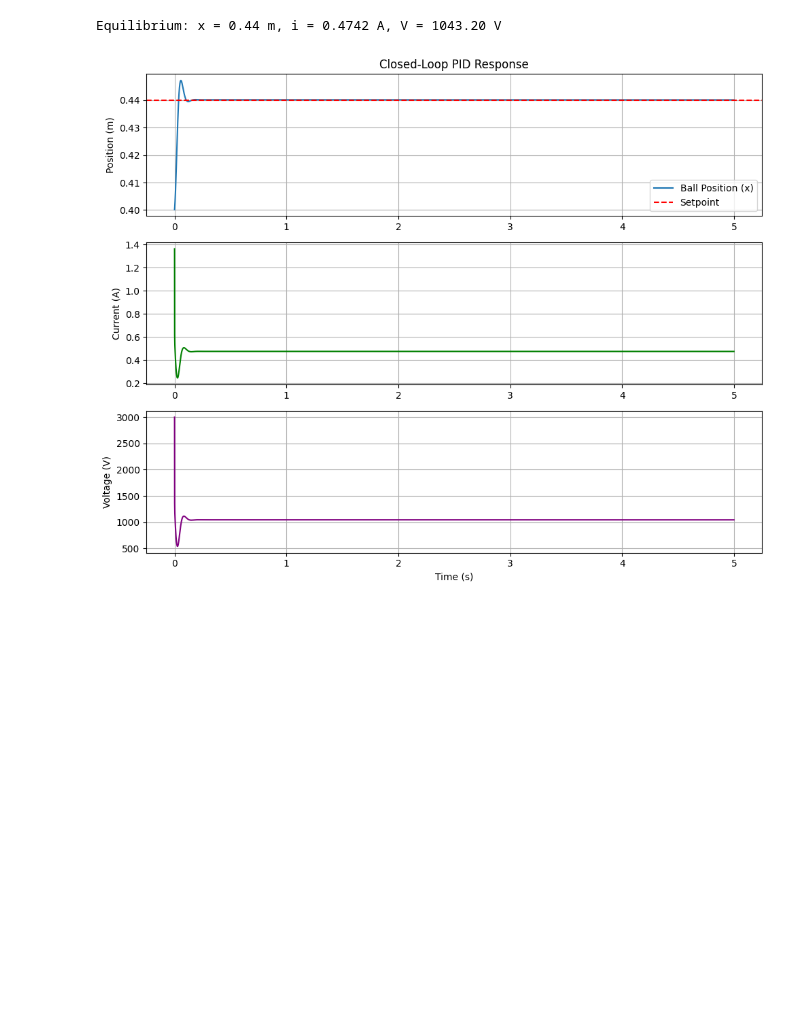
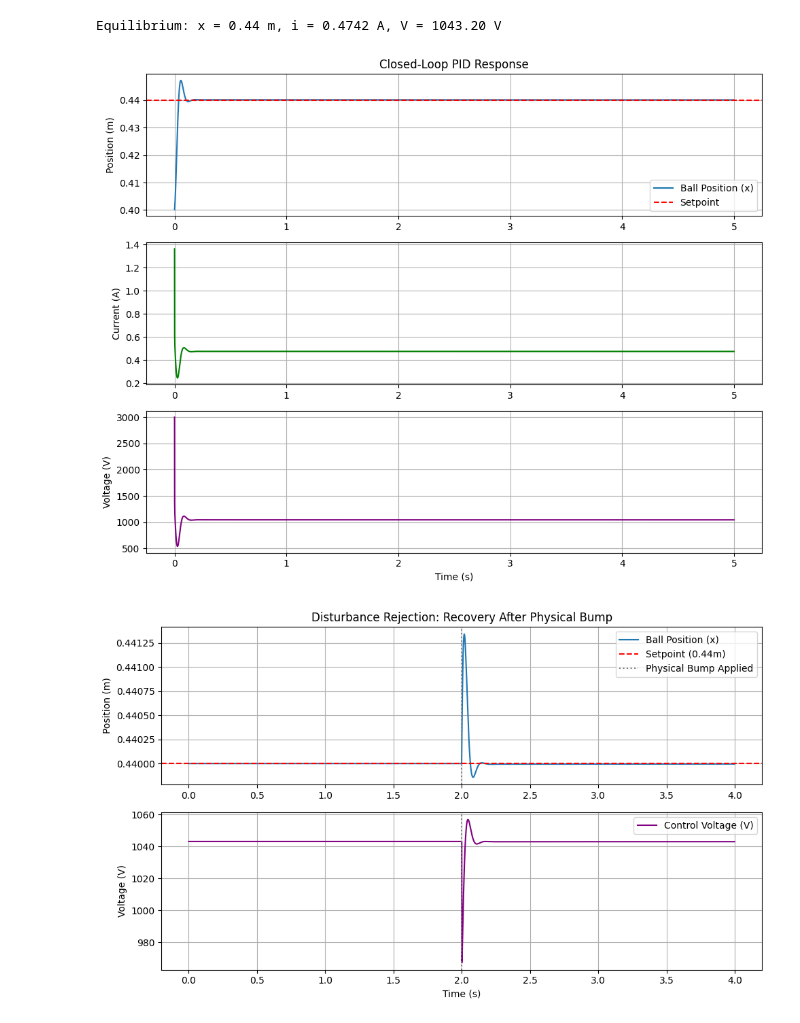
Before and after one commit to ethanboyjeff/ELE2038-Coursework, a Jupyter notebook: ELE2038_CW_notebook.ipynb, the cells around one changed output. Cells and saved outputs as stored; diff of their text form; code cells hidden in the pictures; blank space fills up the shorter version.

Commit message:
Added disturbance rejection with graphs

```diff
--- a/ELE2038_CW_notebook.ipynb
+++ b/ELE2038_CW_notebook.ipynb
@@ -115,30 +115,91 @@ history_x = np.array(history_x)
 
 # 6. Plotting Results
 plt.figure(figsize=(10, 8))
 
 # Position Plot
 plt.subplot(3, 1, 1)
 plt.plot(history_t, history_x, label='Ball Position (x)')
 plt.axhline(y=x_sp, color='r', linestyle='--', label='Setpoint')
 plt.ylabel('Position (m)')
 plt.title('Closed-Loop PID Response')
 plt.legend(); plt.grid(True)
 
 # Current Plot
 plt.subplot(3, 1, 2)
 plt.plot(history_t, history_i, color='green', label='Current (i)')
 plt.ylabel('Current (A)')
 plt.grid(True)
 
 # Control Voltage Plot (Important to check for saturation)
 plt.subplot(3, 1, 3)
 plt.plot(history_t, history_v, color='purple', label='Control Voltage (V)')
 plt.ylabel('Voltage (V)')
 plt.xlabel('Time (s)')
 plt.grid(True)
 
 plt.tight_layout()
 plt.show()
+
+
+# 7. Disturbance Rejection Test
+# Run for 4 seconds.
+t_final_dist = 4.0
+time_steps_dist = np.arange(0, t_final_dist, dt)
+
+# Start already settled AT the setpoint (0.44m) and at equilibrium current
+current_state = [x_sp, 0, i_eq]
+integral_error = 0
+last_error = 0
+
+history_t_dist = []
+history_x_dist = []
+history_v_dist = []
+
+for t in time_steps_dist:
+    # INJECT DISTURBANCE: At exactly t = 2.0s, give the ball a sudden physical bump
+    # This instantly changes its velocity by 0.15 m/s down the ramp
+    if abs(t - 2.0) < dt/2:
+        current_state[1] += 0.15
+
+    # 1. Calculate PID control voltage
+    v_out, error = pid_control(t, current_state, integral_error, last_error)
+
+    # 2. Update error terms
+    integral_error += error * dt
+    last_error = error
+
+    # 3. Simulate one step
+    sol = solve_ivp(system_dynamics, [t, t + dt], current_state, args=(v_out,))
+
+    # 4. Save results
+    current_state = sol.y[:, -1]
+    history_t_dist.append(t)
+    history_x_dist.append(current_state[0])
+    history_v_dist.append(v_out)
+
+# Plotting the Disturbance Rejection
+plt.figure(figsize=(10, 6))
+
+plt.subplot(2, 1, 1)
+plt.plot(history_t_dist, history_x_dist, label='Ball Position (x)')
+plt.axhline(y=x_sp, color='r', linestyle='--', label='Setpoint (0.44m)')
+plt.axvline(x=2.0, color='grey', linestyle=':', label='Physical Bump Applied')
+plt.ylabel('Position (m)')
+plt.title('Disturbance Rejection: Recovery After Physical Bump')
+plt.legend()
+plt.grid(True)
+
+plt.subplot(2, 1, 2)
+plt.plot(history_t_dist, history_v_dist, color='purple', label='Control Voltage (V)')
+plt.axvline(x=2.0, color='grey', linestyle=':')
+plt.ylabel('Voltage (V)')
+plt.xlabel('Time (s)')
+plt.legend()
+plt.grid(True)
+
+plt.tight_layout()
+plt.show()
 # %% [output]
 Equilibrium: x = 0.44 m, i = 0.4742 A, V = 1043.20 V
 [figure]
+[figure, added]
```
